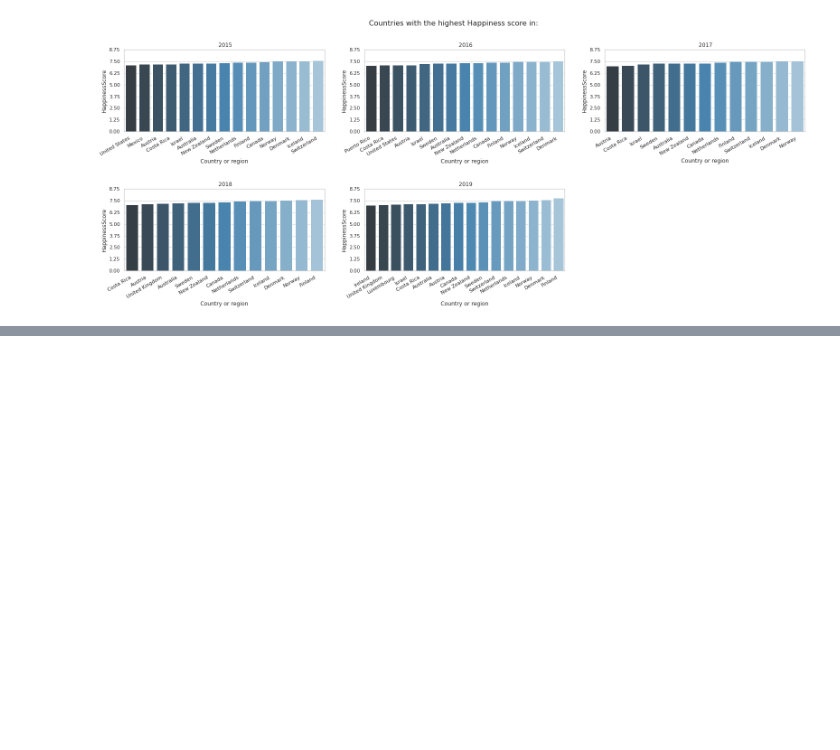
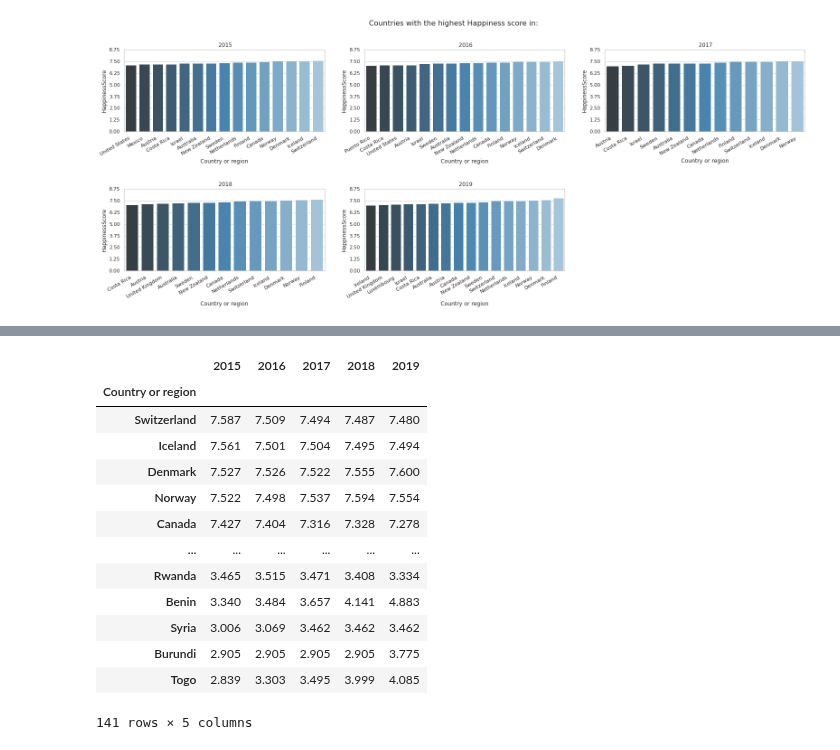
Before and after one commit to ArminD93/WorldHappinessReport, a Jupyter notebook: WorldHappinessReport_podsumowanie.ipynb, the cells around one changed output, grey strips where cells are left out. Cells and saved outputs as stored; diff of their text form; code cells hidden in the pictures; blank space fills up the shorter version.

```diff
--- a/WorldHappinessReport_podsumowanie.ipynb
+++ b/WorldHappinessReport_podsumowanie.ipynb
@@ -207,0 +364,17 @@ fig.show(renderer='colab')
+# %%
+happinessAllYears
+# %% [output]
+|  | 2015 | 2016 | 2017 | 2018 | 2019 |
+| Country or region |  |  |  |  |  |
+| Switzerland | 7.587 | 7.509 | 7.494 | 7.487 | 7.480 |
+| Iceland | 7.561 | 7.501 | 7.504 | 7.495 | 7.494 |
+| Denmark | 7.527 | 7.526 | 7.522 | 7.555 | 7.600 |
+| Norway | 7.522 | 7.498 | 7.537 | 7.594 | 7.554 |
+| Canada | 7.427 | 7.404 | 7.316 | 7.328 | 7.278 |
+| ... | ... | ... | ... | ... | ... |
+| Rwanda | 3.465 | 3.515 | 3.471 | 3.408 | 3.334 |
+| Benin | 3.340 | 3.484 | 3.657 | 4.141 | 4.883 |
+| Syria | 3.006 | 3.069 | 3.462 | 3.462 | 3.462 |
+| Burundi | 2.905 | 2.905 | 2.905 | 2.905 | 3.775 |
+| Togo | 2.839 | 3.303 | 3.495 | 3.999 | 4.085 |
+141 rows × 5 columns
```
Also changed, not shown: parts of 16 cells of this notebook.
